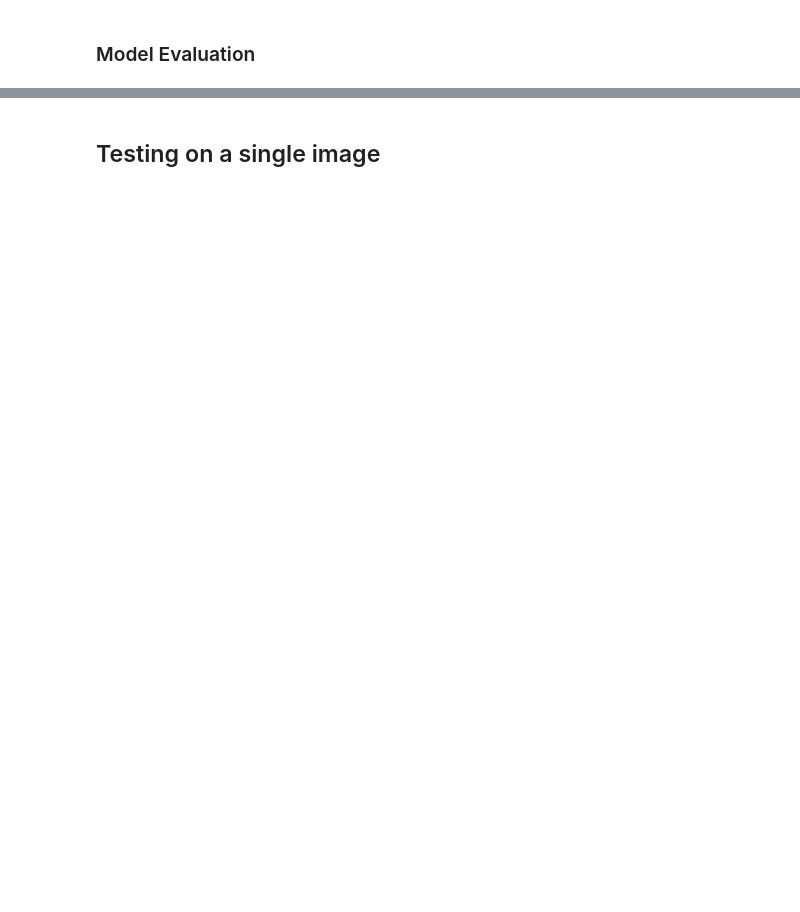
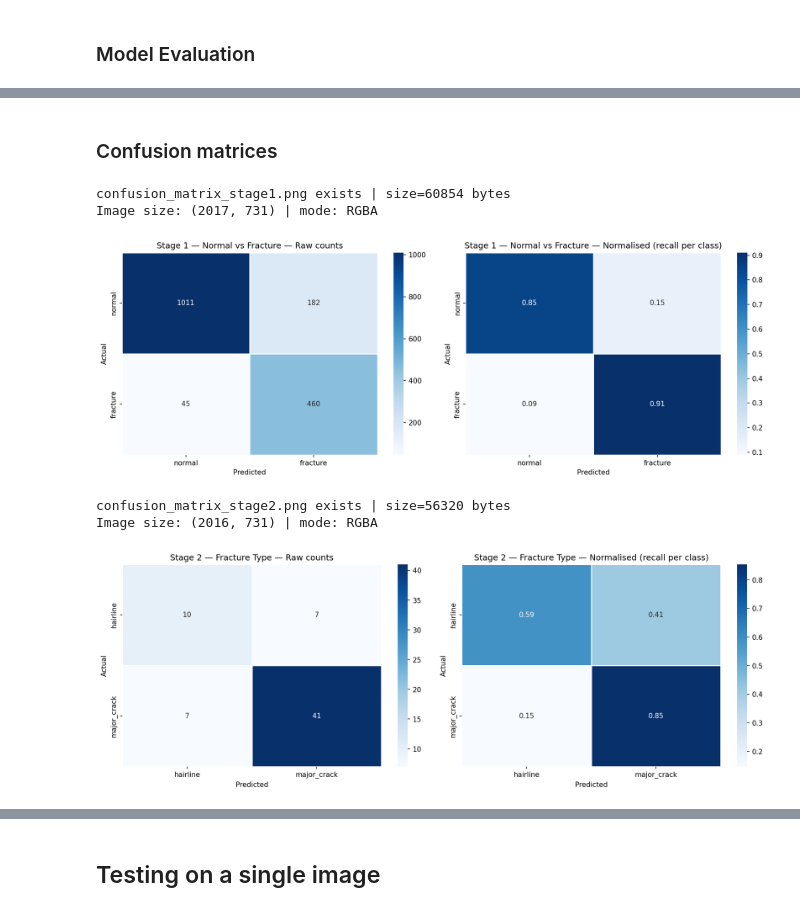
Before and after one commit to Bibek-Kumar-Dalabehera/bone-fracture-prediction, a Jupyter notebook: src/bone_fracture.ipynb, the cells around one changed output, grey strips where cells are left out. Cells and saved outputs as stored; diff of their text form; code cells hidden in the pictures; blank space fills up the shorter version.

```diff
--- a/src/bone_fracture.ipynb
+++ b/src/bone_fracture.ipynb
@@ -377,3 +411,26 @@ All evaluation results saved to results/
 
 
 ✅ Evaluation complete!
+# %% [markdown]
+### Confusion matrices
+# %%
+import os
+from PIL import Image
+
+BASE = '/content/drive/MyDrive/My Works/Bone facture'
+
+for name in ['confusion_matrix_stage1.png', 'confusion_matrix_stage2.png']:
+    path = f'{BASE}/results/{name}'
+    if os.path.exists(path):
+        size = os.path.getsize(path)
+        print(f"\n{name} exists | size={size} bytes")
+        img = Image.open(path)
+        print(f"Image size: {img.size} | mode: {img.mode}\n")
+        display(img)
+# %% [output]
+confusion_matrix_stage1.png exists | size=60854 bytes
+Image size: (2017, 731) | mode: RGBA
+[figure, added]
+confusion_matrix_stage2.png exists | size=56320 bytes
+Image size: (2016, 731) | mode: RGBA
+[figure, added]
```
Also changed, not shown: parts of 13 cells of this notebook.
